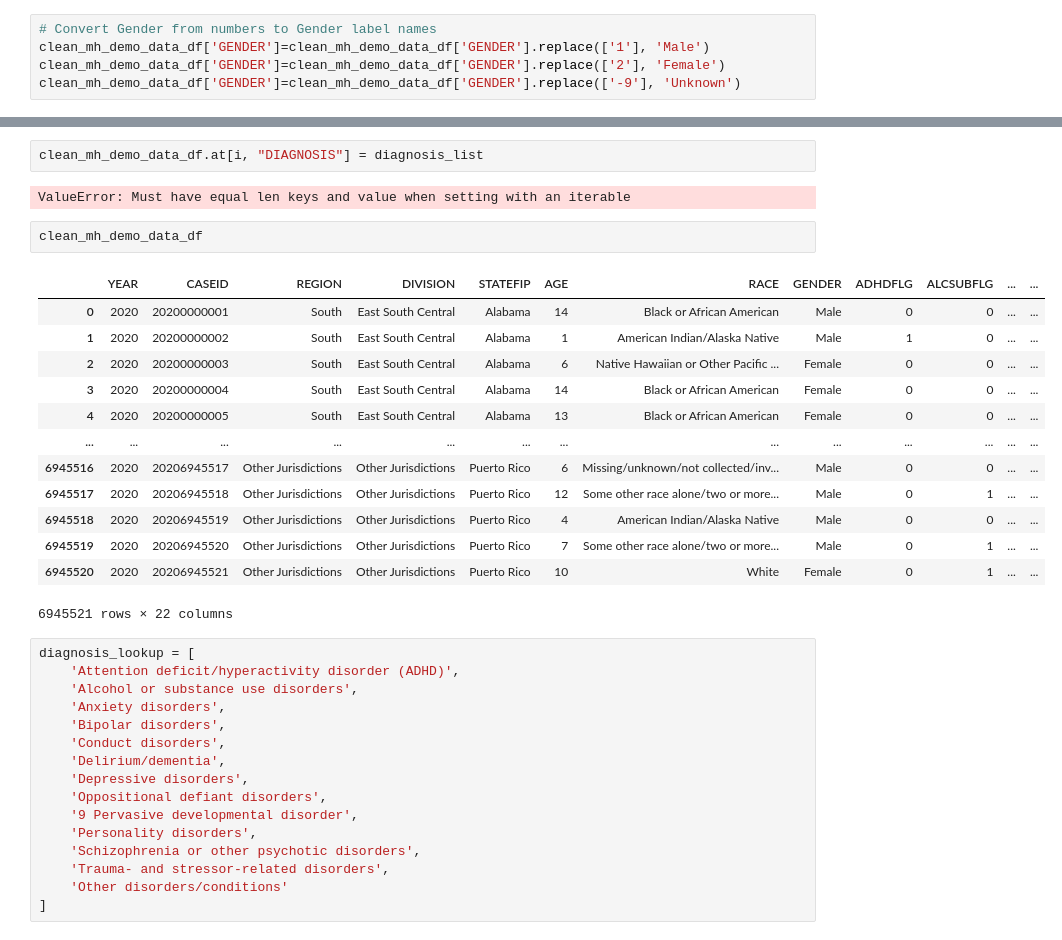
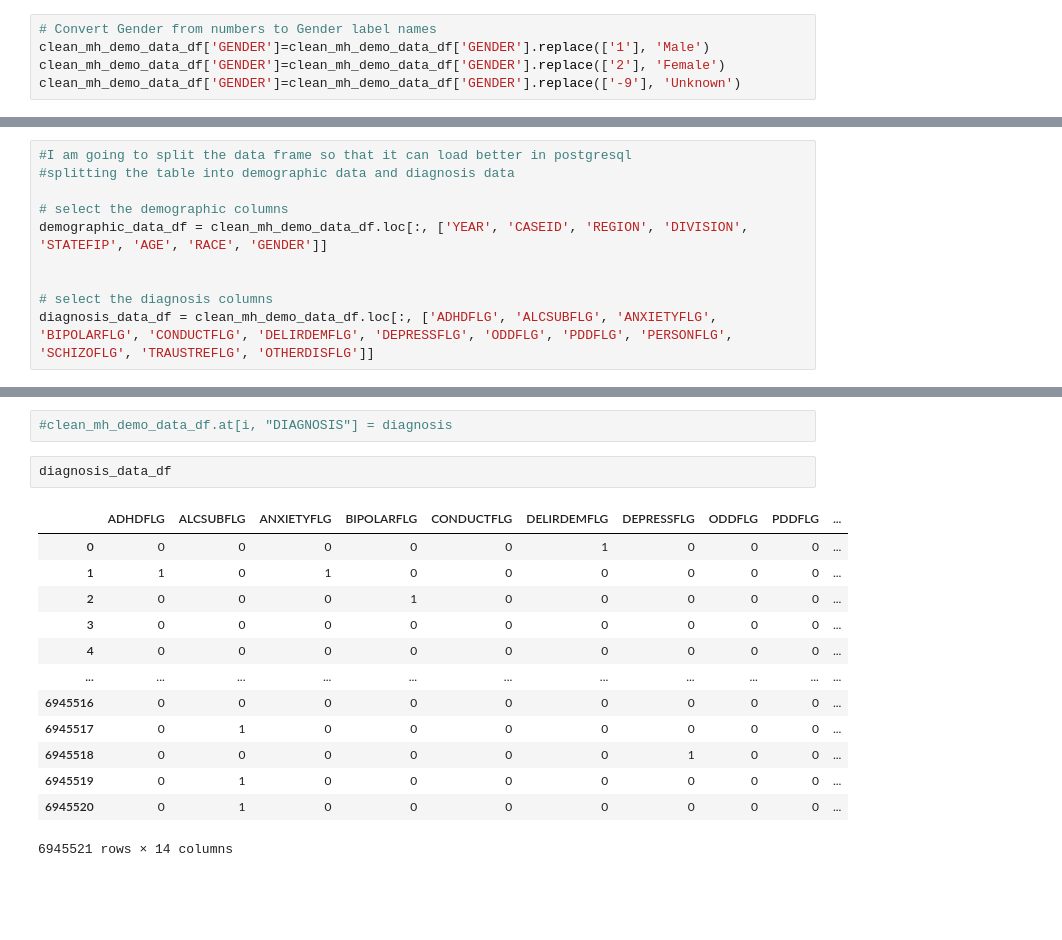
Before and after one commit to onayeri/SAMHDA_Summary, a Jupyter notebook: Mental_Health_DemoData_json.ipynb, the cells around one changed output, grey strips where cells are left out. Saved outputs shown, nothing was run; the diff lists cells and outputs as text; blank space fills up the shorter version.

```diff
--- a/Mental_Health_DemoData_json.ipynb
+++ b/Mental_Health_DemoData_json.ipynb
@@ -261,0 +264,10 @@ clean_mh_demo_data_df
+# %%
+#I am going to split the data frame so that it can load better in postgresql
+#splitting the table into demographic data and diagnosis data
+
+# select the demographic columns
+demographic_data_df = clean_mh_demo_data_df.loc[:, ['YEAR', 'CASEID', 'REGION', 'DIVISION', 'STATEFIP', 'AGE', 'RACE', 'GENDER']]
+
+
+# select the diagnosis columns
+diagnosis_data_df = clean_mh_demo_data_df.loc[:, ['ADHDFLG', 'ALCSUBFLG', 'ANXIETYFLG', 'BIPOLARFLG', 'CONDUCTFLG', 'DELIRDEMFLG', 'DEPRESSFLG', 'ODDFLG', 'PDDFLG', 'PERSONFLG', 'SCHIZOFLG', 'TRAUSTREFLG', 'OTHERDISFLG']]
@@ -300,36 +359,18 @@ for i, row in clean_mh_demo_data_df.iterrows():
-# %%
-clean_mh_demo_data_df.at[i, "DIAGNOSIS"] = diagnosis_list
-# %% [output]
-ValueError: Must have equal len keys and value when setting with an iterable
+# %%
+#clean_mh_demo_data_df.at[i, "DIAGNOSIS"] = diagnosis
 # %%
-clean_mh_demo_data_df
+diagnosis_data_df
 # %% [output]
-|  | YEAR | CASEID | REGION | DIVISION | STATEFIP | AGE | RACE | GENDER | ADHDFLG | ALCSUBFLG | ... | ... |
-| 0 | 2020 | 20200000001 | South | East South Central | Alabama | 14 | Black or African American | Male | 0 | 0 | ... | ... |
-| 1 | 2020 | 20200000002 | South | East South Central | Alabama | 1 | American Indian/Alaska Native | Male | 1 | 0 | ... | ... |
-| 2 | 2020 | 20200000003 | South | East South Central | Alabama | 6 | Native Hawaiian or Other Pacific ... | Female | 0 | 0 | ... | ... |
-| 3 | 2020 | 20200000004 | South | East South Central | Alabama | 14 | Black or African American | Female | 0 | 0 | ... | ... |
-| 4 | 2020 | 20200000005 | South | East South Central | Alabama | 13 | Black or African American | Female | 0 | 0 | ... | ... |
-| ... | ... | ... | ... | ... | ... | ... | ... | ... | ... | ... | ... | ... |
-| 6945516 | 2020 | 20206945517 | Other Jurisdictions | Other Jurisdictions | Puerto Rico | 6 | Missing/unknown/not collected/inv... | Male | 0 | 0 | ... | ... |
-| 6945517 | 2020 | 20206945518 | Other Jurisdictions | Other Jurisdictions | Puerto Rico | 12 | Some other race alone/two or more... | Male | 0 | 1 | ... | ... |
-| 6945518 | 2020 | 20206945519 | Other Jurisdictions | Other Jurisdictions | Puerto Rico | 4 | American Indian/Alaska Native | Male | 0 | 0 | ... | ... |
-| 6945519 | 2020 | 20206945520 | Other Jurisdictions | Other Jurisdictions | Puerto Rico | 7 | Some other race alone/two or more... | Male | 0 | 1 | ... | ... |
-| 6945520 | 2020 | 20206945521 | Other Jurisdictions | Other Jurisdictions | Puerto Rico | 10 | White | Female | 0 | 1 | ... | ... |
+|  | ADHDFLG | ALCSUBFLG | ANXIETYFLG | BIPOLARFLG | CONDUCTFLG | DELIRDEMFLG | DEPRESSFLG | ODDFLG | PDDFLG | ... |
+| 0 | 0 | 0 | 0 | 0 | 0 | 1 | 0 | 0 | 0 | ... |
+| 1 | 1 | 0 | 1 | 0 | 0 | 0 | 0 | 0 | 0 | ... |
+| 2 | 0 | 0 | 0 | 1 | 0 | 0 | 0 | 0 | 0 | ... |
+| 3 | 0 | 0 | 0 | 0 | 0 | 0 | 0 | 0 | 0 | ... |
+| 4 | 0 | 0 | 0 | 0 | 0 | 0 | 0 | 0 | 0 | ... |
+| ... | ... | ... | ... | ... | ... | ... | ... | ... | ... | ... |
+| 6945516 | 0 | 0 | 0 | 0 | 0 | 0 | 0 | 0 | 0 | ... |
+| 6945517 | 0 | 1 | 0 | 0 | 0 | 0 | 0 | 0 | 0 | ... |
+| 6945518 | 0 | 0 | 0 | 0 | 0 | 0 | 1 | 0 | 0 | ... |
+| 6945519 | 0 | 1 | 0 | 0 | 0 | 0 | 0 | 0 | 0 | ... |
+| 6945520 | 0 | 1 | 0 | 0 | 0 | 0 | 0 | 0 | 0 | ... |
-6945521 rows × 22 columns
+6945521 rows × 14 columns
-# %%
-diagnosis_lookup = [
-    'Attention deficit/hyperactivity disorder (ADHD)',
-    'Alcohol or substance use disorders',
-    'Anxiety disorders',
-    'Bipolar disorders',
-    'Conduct disorders',
-    'Delirium/dementia',
-    'Depressive disorders',
-    'Oppositional defiant disorders',
-    '9 Pervasive developmental disorder',
-    'Personality disorders',
-    'Schizophrenia or other psychotic disorders',
-    'Trauma- and stressor-related disorders',
-    'Other disorders/conditions'
-]
```
Also changed, not shown: parts of 24 cells of this notebook.
